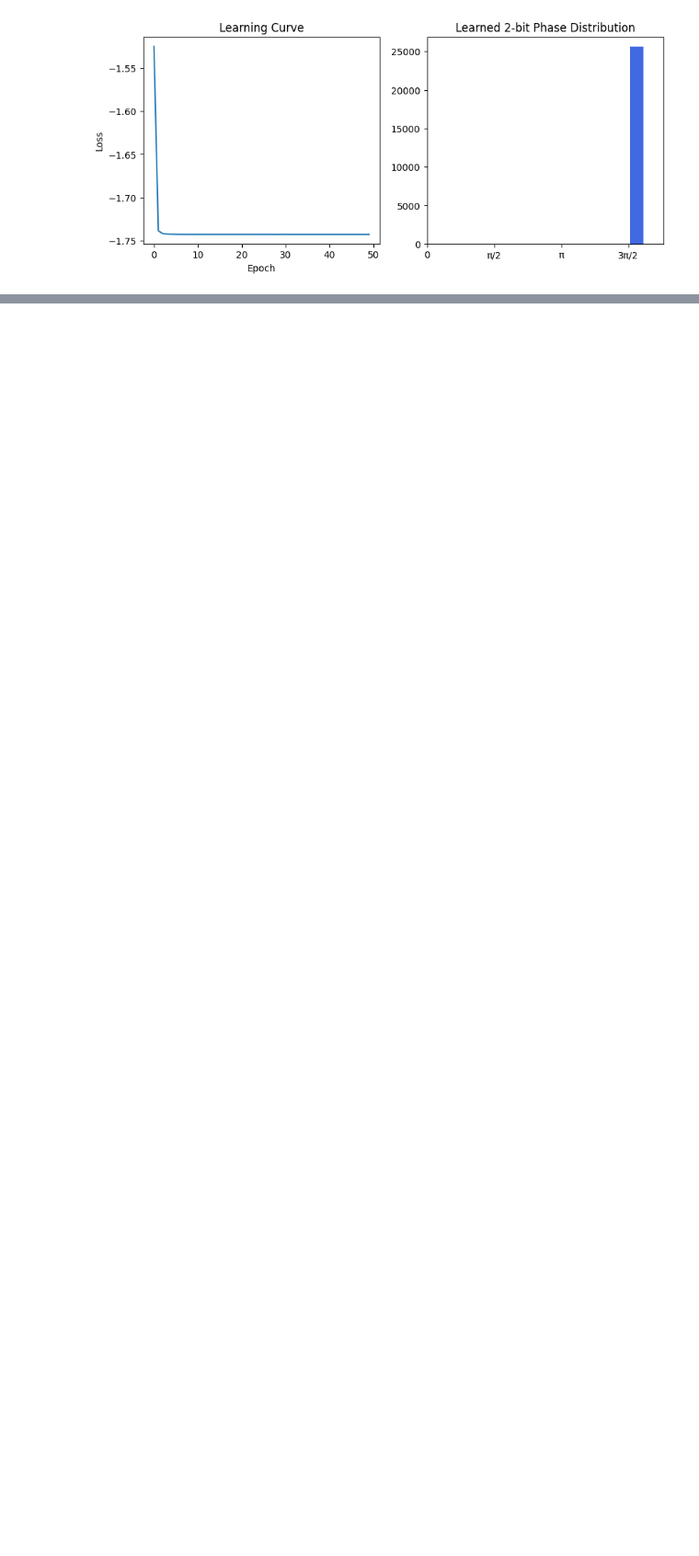
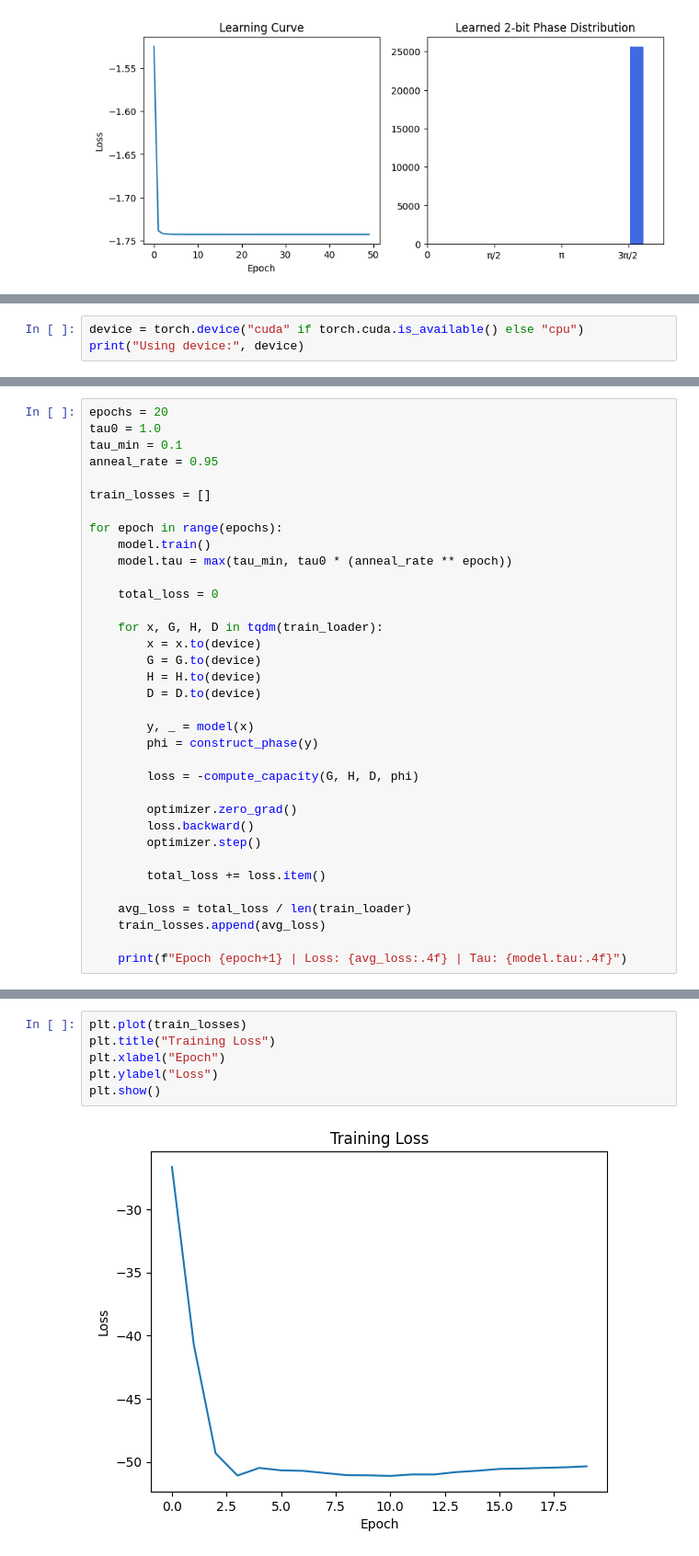
Before and after one commit to gouravanirudh05/Gumble_RIS, a Jupyter notebook: GumbleRIS.ipynb, the cells around one changed output, grey strips where cells are left out. Shown at 92% size. Saved outputs shown, nothing was run; the diff lists cells and outputs as text; blank space fills up the shorter version.

```diff
--- a/GumbleRIS.ipynb
+++ b/GumbleRIS.ipynb
@@ -95,0 +119,3 @@ Average Inference Latency: 13.10 ms per sample (Paper: 28 ms) [cite: 9]
+# %%
+device = torch.device("cuda" if torch.cuda.is_available() else "cpu")
+print("Using device:", device)
@@ -95,0 +290,35 @@ Average Inference Latency: 13.10 ms per sample (Paper: 28 ms) [cite: 9]
+# %%
+epochs = 20
+tau0 = 1.0
+tau_min = 0.1
+anneal_rate = 0.95
+
+train_losses = []
+
+for epoch in range(epochs):
+    model.train()
+    model.tau = max(tau_min, tau0 * (anneal_rate ** epoch))
+
+    total_loss = 0
+
+    for x, G, H, D in tqdm(train_loader):
+        x = x.to(device)
+        G = G.to(device)
+        H = H.to(device)
+        D = D.to(device)
+
+        y, _ = model(x)
+        phi = construct_phase(y)
+
+        loss = -compute_capacity(G, H, D, phi)
+
+        optimizer.zero_grad()
+        loss.backward()
+        optimizer.step()
+
+        total_loss += loss.item()
+
+    avg_loss = total_loss / len(train_loader)
+    train_losses.append(avg_loss)
+
+    print(f"Epoch {epoch+1} | Loss: {avg_loss:.4f} | Tau: {model.tau:.4f}")
@@ -95,0 +377,8 @@ Average Inference Latency: 13.10 ms per sample (Paper: 28 ms) [cite: 9]
+# %%
+plt.plot(train_losses)
+plt.title("Training Loss")
+plt.xlabel("Epoch")
+plt.ylabel("Loss")
+plt.show()
+# %% [output]
+[figure, added]
```
Also changed, not shown: parts of 16 cells of this notebook.
